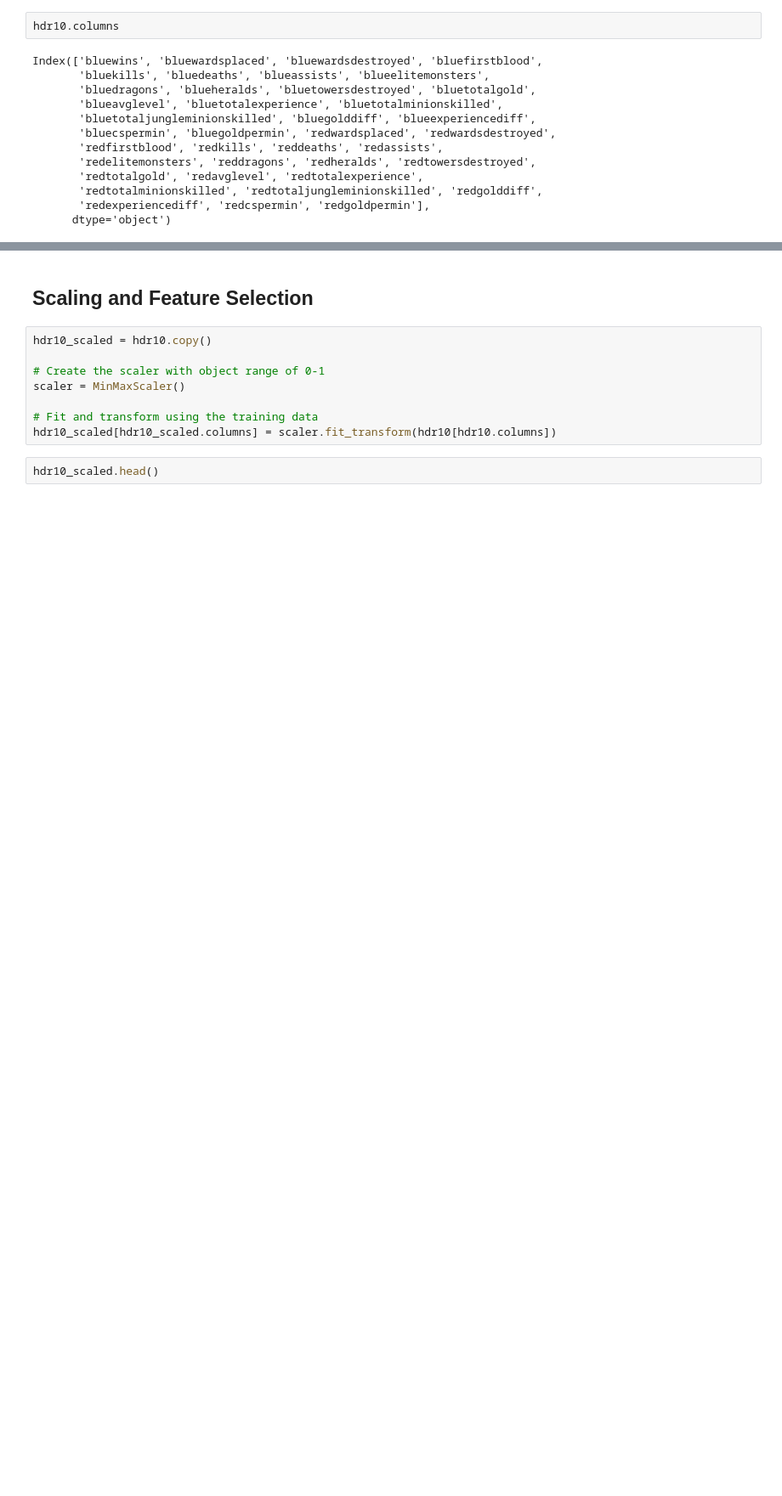
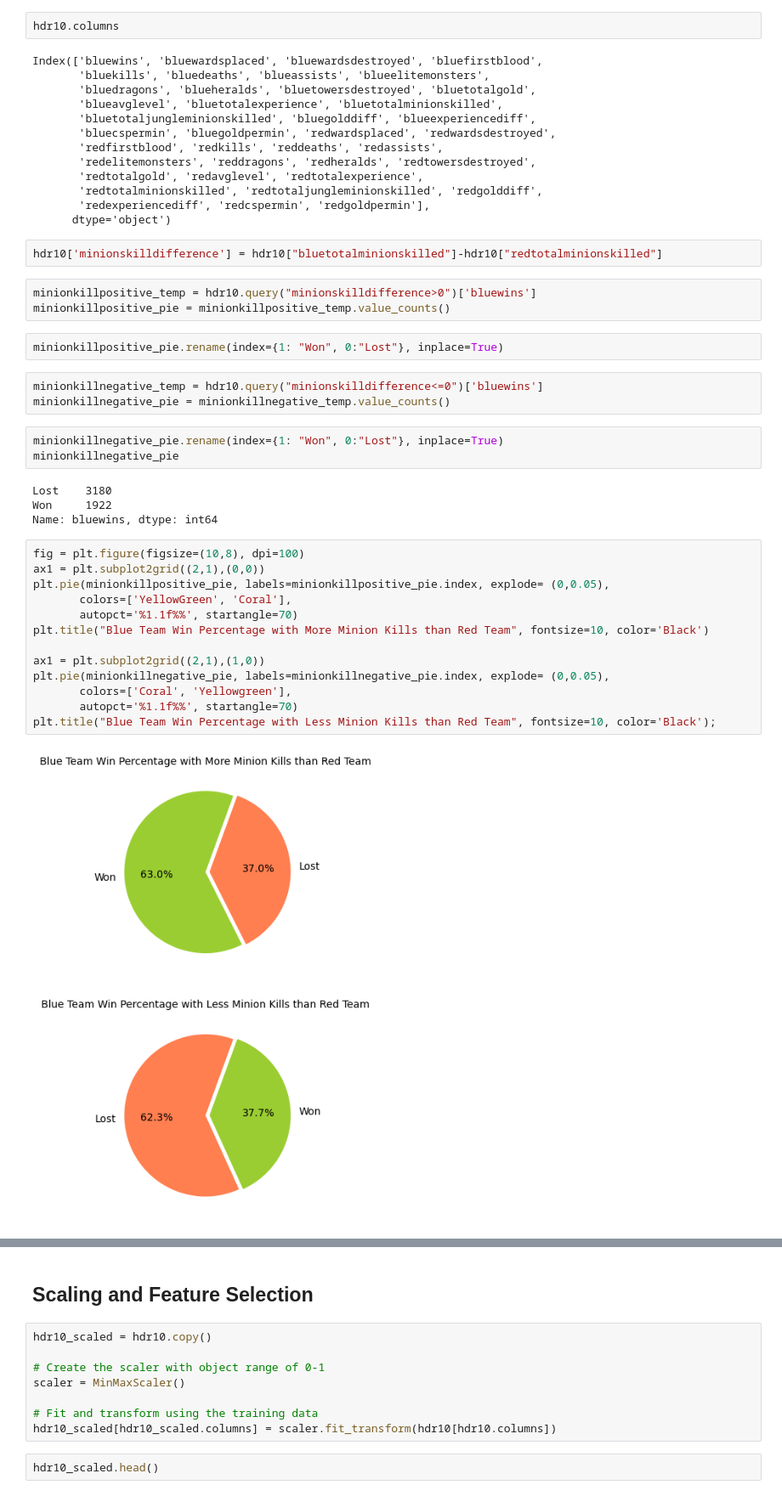
Before and after one commit to shreh2/LOL, a Jupyter notebook: LeagueOfLegends.ipynb, the cells around one changed output, grey strips where cells are left out. Shown: that part at 85% size. Cells and saved outputs as stored; diff of their text form; blank space fills up the shorter version.

```diff
--- a/LeagueOfLegends.ipynb
+++ b/LeagueOfLegends.ipynb
@@ -93,3 +93,35 @@ Index(['bluewins', 'bluewardsplaced', 'bluewardsdestroyed', 'bluefirstblood',
        'redtotalminionskilled', 'redtotaljungleminionskilled', 'redgolddiff',
        'redexperiencediff', 'redcspermin', 'redgoldpermin'],
       dtype='object')
+# %%
+hdr10['minionskilldifference'] = hdr10["bluetotalminionskilled"]-hdr10["redtotalminionskilled"]
+# %%
+minionkillpositive_temp = hdr10.query("minionskilldifference>0")['bluewins']
+minionkillpositive_pie = minionkillpositive_temp.value_counts()
+# %%
+minionkillpositive_pie.rename(index={1: "Won", 0:"Lost"}, inplace=True)
+# %%
+minionkillnegative_temp = hdr10.query("minionskilldifference<=0")['bluewins']
+minionkillnegative_pie = minionkillnegative_temp.value_counts()
+# %%
+minionkillnegative_pie.rename(index={1: "Won", 0:"Lost"}, inplace=True)
+minionkillnegative_pie
+# %% [output]
+Lost    3180
+Won     1922
+Name: bluewins, dtype: int64
+# %%
+fig = plt.figure(figsize=(10,8), dpi=100)
+ax1 = plt.subplot2grid((2,1),(0,0))
+plt.pie(minionkillpositive_pie, labels=minionkillpositive_pie.index, explode= (0,0.05),
+       colors=['YellowGreen', 'Coral'],
+       autopct='%1.1f%%', startangle=70)
+plt.title("Blue Team Win Percentage with More Minion Kills than Red Team", fontsize=10, color='Black')
+
+ax1 = plt.subplot2grid((2,1),(1,0))
+plt.pie(minionkillnegative_pie, labels=minionkillnegative_pie.index, explode= (0,0.05),
+       colors=['Coral', 'Yellowgreen'],
+       autopct='%1.1f%%', startangle=70)
+plt.title("Blue Team Win Percentage with Less Minion Kills than Red Team", fontsize=10, color='Black');
+# %% [output]
+[figure, added]
```
Also changed, not shown: parts of 21 cells of this notebook.
